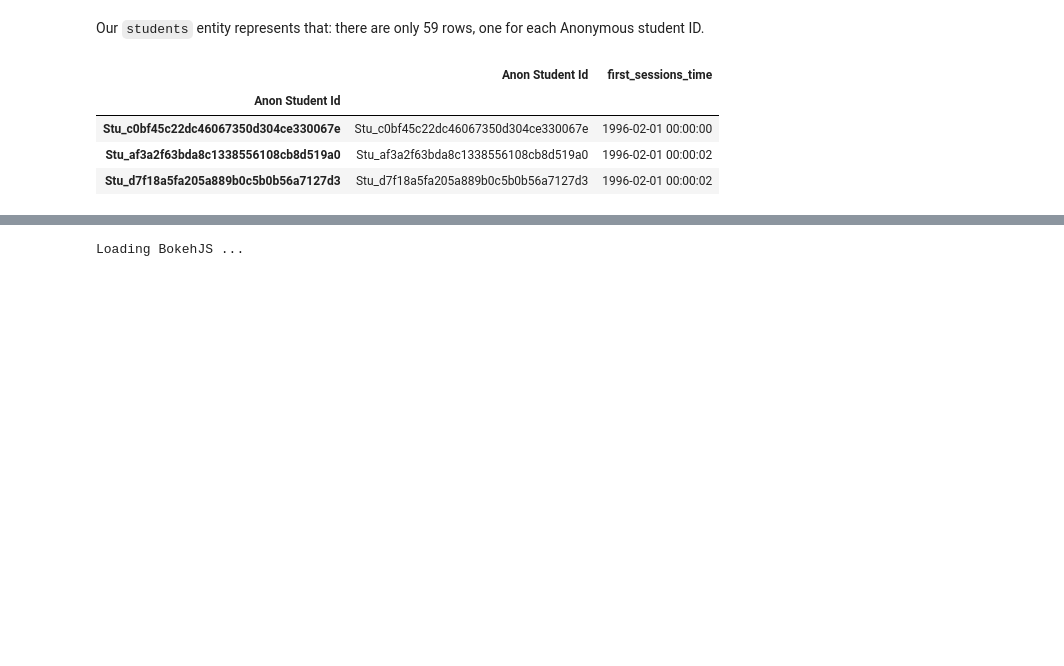
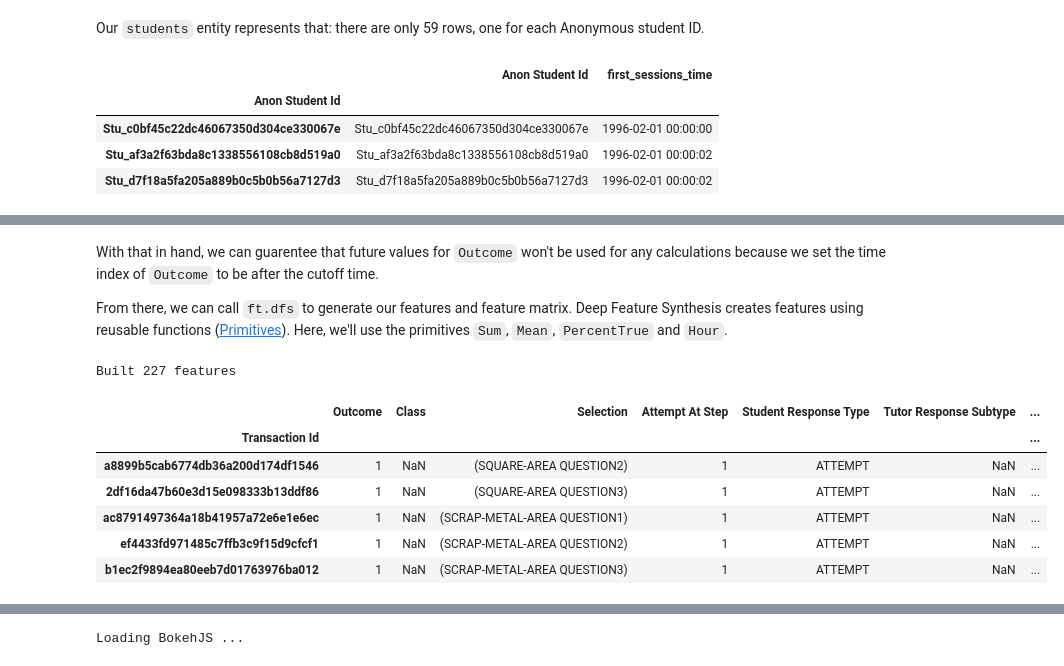
Before and after one commit to alteryx/predict-correct-answer, a Jupyter notebook: Demo - DataShop.ipynb, the cells around one changed output, grey strips where cells are left out. Saved outputs shown, nothing was run; the diff lists cells and outputs as text; code cells hidden in the pictures; blank space fills up the shorter version.

```diff
--- a/Demo - DataShop.ipynb
+++ b/Demo - DataShop.ipynb
@@ -123,0 +88,5 @@ Feature Importances:
+# %%
+cutoff_times = es['transactions'].df[
+        ['Transaction Id', 'End Time', 'Outcome']
+]
+cutoff_times.head()
@@ -123,0 +101,39 @@ Feature Importances:
+# %% [markdown]
+With that in hand, we can guarentee that future values for `Outcome` won't be used for any calculations because we set the time index of `Outcome` to be after the cutoff time.
+
+From there, we can call `ft.dfs` to generate our features and feature matrix. Deep Feature Synthesis creates features using reusable functions ([Primitives](https://docs.featuretools.com/automated_feature_engineering/primitives.html)). Here, we'll use the primitives `Sum`, `Mean`, `PercentTrue` and `Hour`.
+# %%
+import featuretools as ft
+from featuretools.primitives import Sum, Mean, Hour, PercentTrue
+from featuretools.selection import remove_low_information_features
+
+import pandas as pd
+pd.options.display.max_columns = 500
+
+fm, features = ft.dfs(entityset=es,
+                      target_entity='transactions',
+                      agg_primitives=[Sum, Mean, PercentTrue],
+                      trans_primitives=[Hour],
+                      max_depth=3,
+                      approximate='2m',
+                      cutoff_time=cutoff_times,
+                      verbose=True)
+
+# Encode the feature matrix using One-Hot encoding
+fm_enc, f_enc = ft.encode_features(fm, features)
+fm_enc = fm_enc.fillna(0)
+fm_enc = remove_low_information_features(fm_enc)
+
+# Pop the label
+label = fm_enc.pop('Outcome')
+
+fm.tail()
+# %% [output]
+Built 227 features
+|  | Outcome | Class | Selection | Attempt At Step | Student Response Type | Tutor Response Subtype | ... |
+| Transaction Id |  |  |  |  |  |  | ... |
+| a8899b5cab6774db36a200d174df1546 | 1 | NaN | (SQUARE-AREA QUESTION2) | 1 | ATTEMPT | NaN | ... |
+| 2df16da47b60e3d15e098333b13ddf86 | 1 | NaN | (SQUARE-AREA QUESTION3) | 1 | ATTEMPT | NaN | ... |
+| ac8791497364a18b41957a72e6e1e6ec | 1 | NaN | (SCRAP-METAL-AREA QUESTION1) | 1 | ATTEMPT | NaN | ... |
+| ef4433fd971485c7ffb3c9f15d9cfcf1 | 1 | NaN | (SCRAP-METAL-AREA QUESTION2) | 1 | ATTEMPT | NaN | ... |
+| b1ec2f9894ea80eeb7d01763976ba012 | 1 | NaN | (SCRAP-METAL-AREA QUESTION3) | 1 | ATTEMPT | NaN | ... |
```
Also changed, not shown: parts of 26 cells of this notebook, 3 other files.
